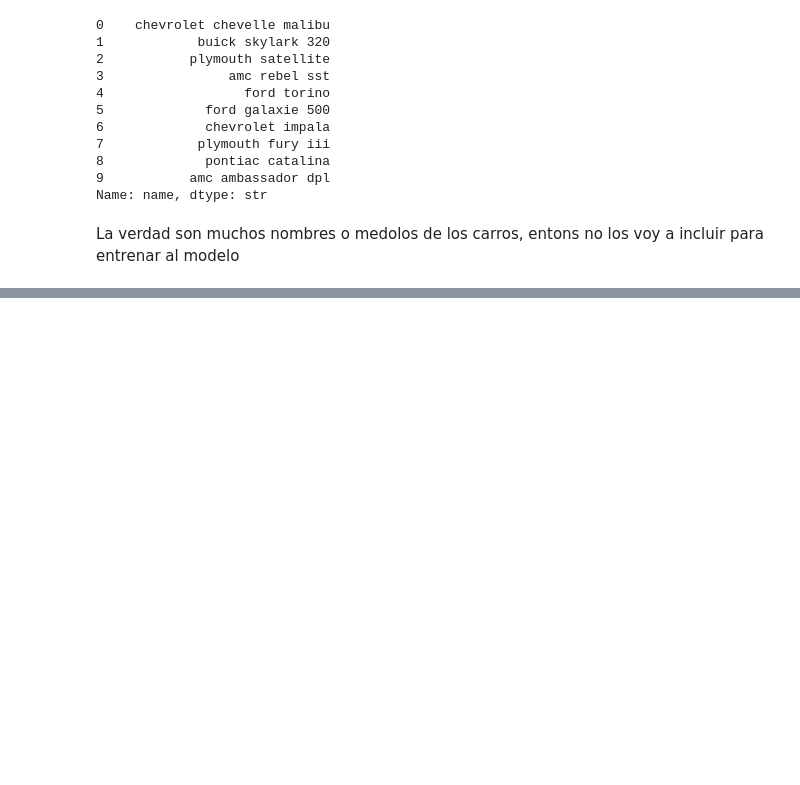
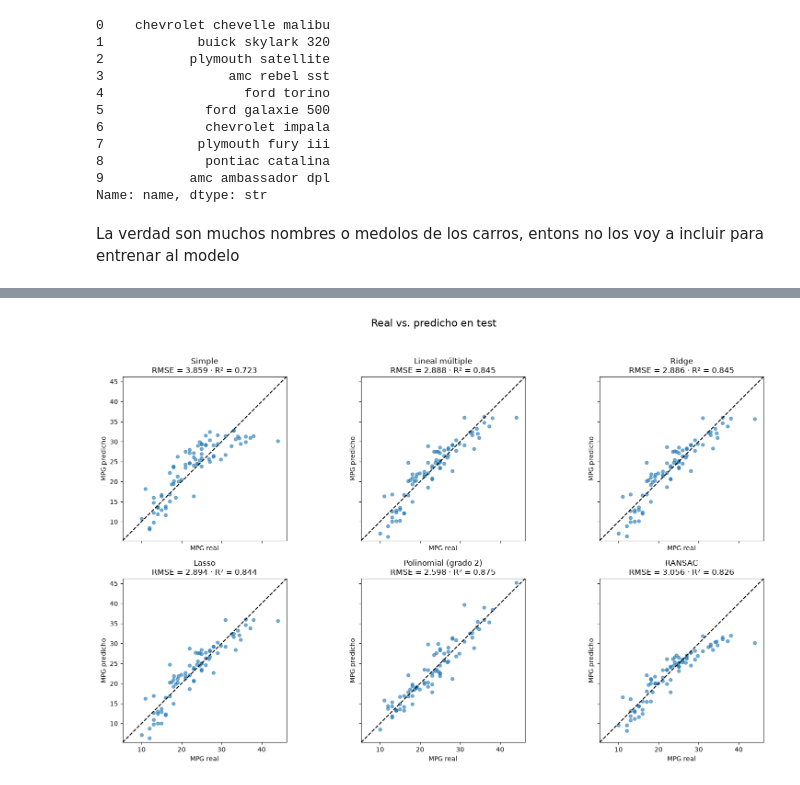
Before and after one commit to ChildishTitan90/ml-course, a Jupyter notebook: workspace/my_exercises/chapter_05/02_actividad_mpg_regresion.ipynb, the cells around one changed output, grey strips where cells are left out. Cells and saved outputs as stored; diff of their text form; code cells hidden in the pictures; blank space fills up the shorter version.

```diff
--- a/workspace/my_exercises/chapter_05/02_actividad_mpg_regresion.ipynb
+++ b/workspace/my_exercises/chapter_05/02_actividad_mpg_regresion.ipynb
@@ -165,0 +562,43 @@ La verdad son muchos nombres o medolos de los carros, entons no los voy a inclui
+# %%
+predicciones_test = {}
+minimo = y_test.min()
+maximo = y_test.max()
+
+for nombre, (modelo, _) in modelos.items():
+    columnas = ["weight"] if nombre == "Simple" else X_test.columns
+    pred = modelo.predict(X_test[columnas])
+
+    predicciones_test[nombre] = pred
+    minimo = min(minimo, pred.min())
+    maximo = max(maximo, pred.max())
+
+limites = [minimo - 1, maximo + 1]
+
+fig, axes = plt.subplots(
+    2, 3,
+    figsize=(16, 10),
+    sharex=True,
+    sharey=True,
+)
+
+for (nombre, pred), ax in zip(predicciones_test.items(), axes.flat):
+    rmse = reporte.loc[nombre, "RMSE test"]
+    r2 = reporte.loc[nombre, "R² test"]
+
+    ax.scatter(y_test, pred, alpha=0.6, s=25)
+    ax.plot(limites, limites, "k--")
+
+    ax.set_title(f"{nombre}\nRMSE = {rmse:.3f} · R² = {r2:.3f}")
+    ax.set(
+        xlabel="MPG real",
+        ylabel="MPG predicho",
+        xlim=limites,
+        ylim=limites,
+    )
+    ax.set_aspect("equal", adjustable="box")
+
+fig.suptitle("Real vs. predicho en test", fontsize=16)
+plt.tight_layout(rect=[0, 0, 1, 0.95])
+plt.show()
+# %% [output]
+[figure, added]
```
Also changed, not shown: parts of 26 cells of this notebook, 3 other files.
